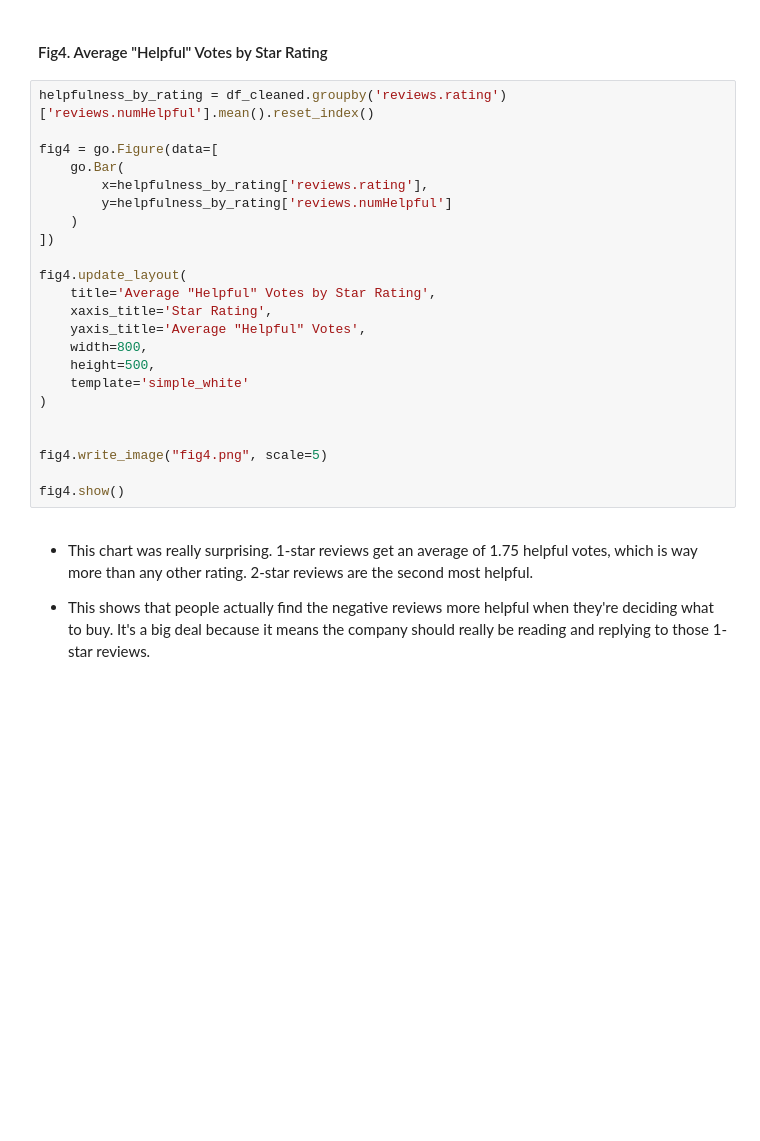
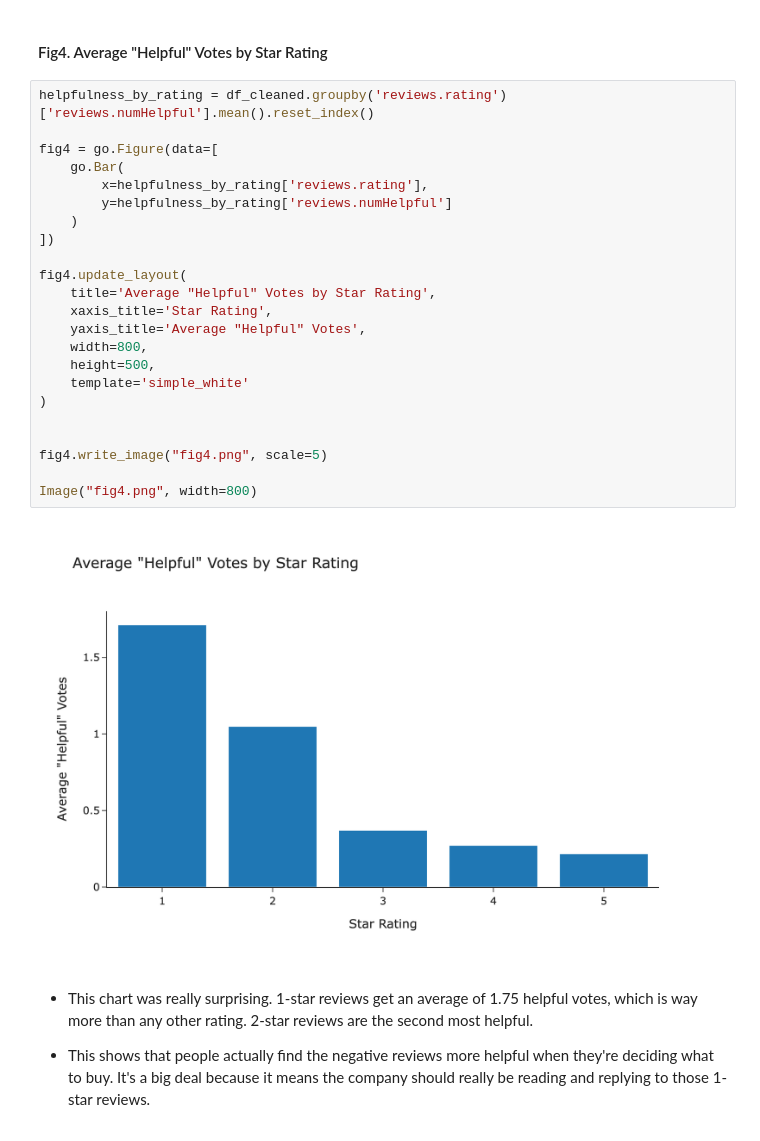
Before and after one commit to hungkaihsin/Capstone-Projet-of-Customer-Analytics, a Jupyter notebook: main.ipynb, the cells around one changed output. Saved outputs shown, nothing was run; the diff lists cells and outputs as text; blank space fills up the shorter version.

```diff
--- a/main.ipynb
+++ b/main.ipynb
@@ -270,26 +275,28 @@ plt.show()
 # %%
 helpfulness_by_rating = df_cleaned.groupby('reviews.rating')['reviews.numHelpful'].mean().reset_index()
 
 fig4 = go.Figure(data=[
     go.Bar(
         x=helpfulness_by_rating['reviews.rating'],
         y=helpfulness_by_rating['reviews.numHelpful']
     )
 ])
 
 fig4.update_layout(
     title='Average "Helpful" Votes by Star Rating',
     xaxis_title='Star Rating',
     yaxis_title='Average "Helpful" Votes',
     width=800,
     height=500,
     template='simple_white'
 )
 
 
 fig4.write_image("fig4.png", scale=5)
 
-fig4.show()
+Image("fig4.png", width=800)
+# %% [output]
+[figure, added]
 # %% [markdown]
 - This chart was really surprising. 1-star reviews get an average of 1.75 helpful votes, which is way more than any other rating. 2-star reviews are the second most helpful.
 
```
Also changed, not shown: parts of 7 cells of this notebook, 4 other files.
